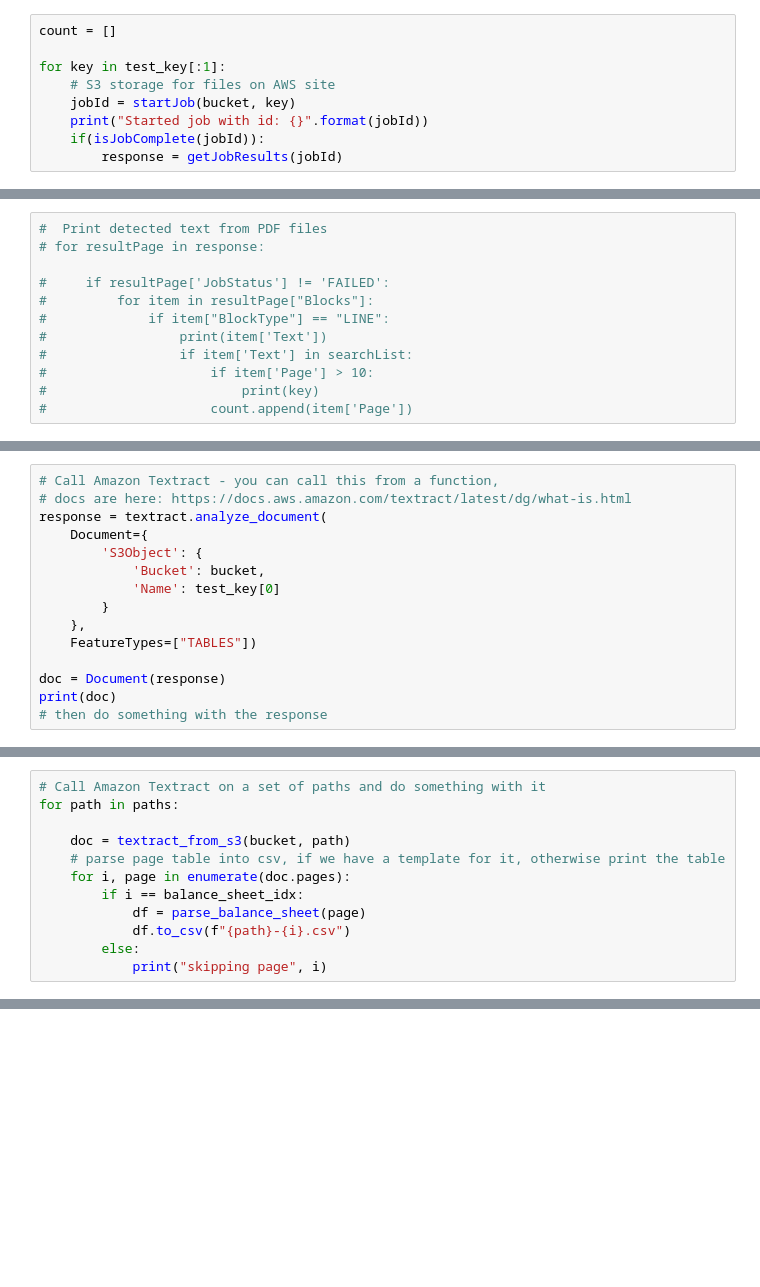
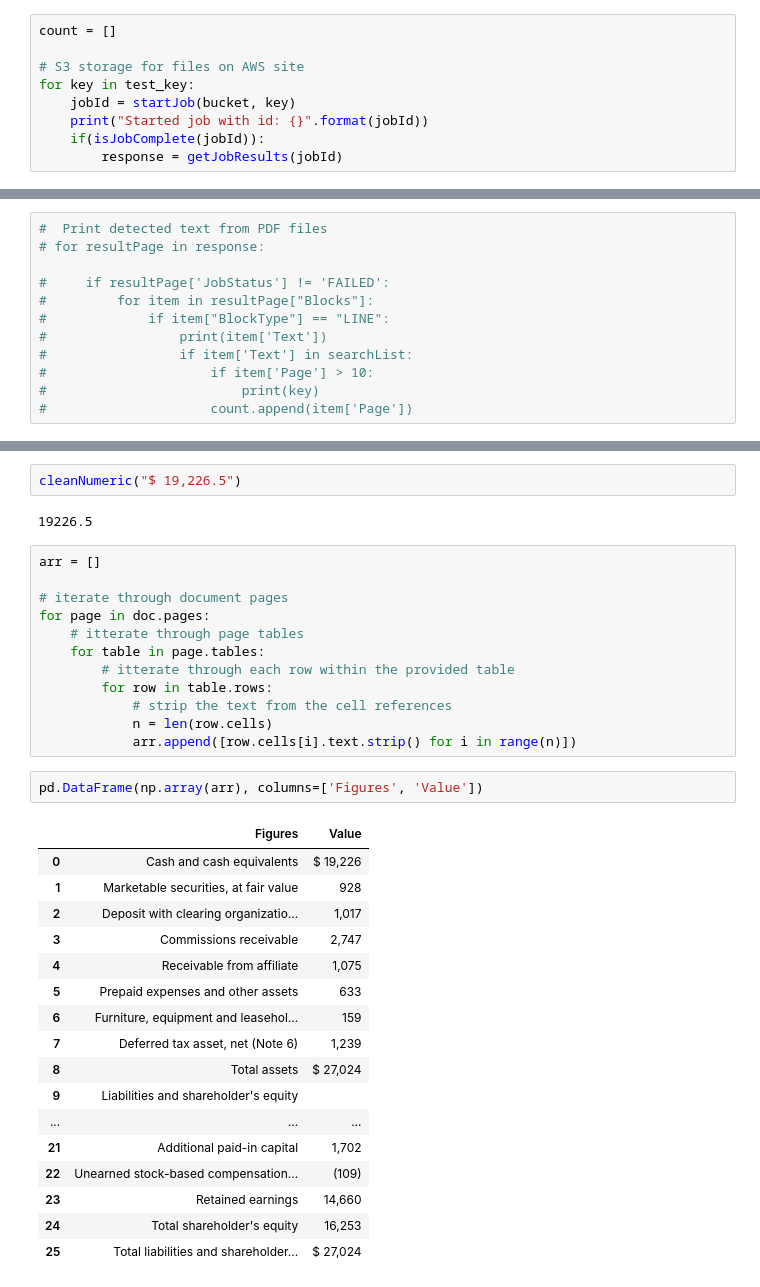
Before and after one commit to fernando-duarte/X17A5, a Jupyter notebook: SEC_Textract.ipynb, the cells around one changed output, grey strips where cells are left out. Saved outputs shown, nothing was run; the diff lists cells and outputs as text; blank space fills up the shorter version.

```diff
--- a/SEC_Textract.ipynb
+++ b/SEC_Textract.ipynb
@@ -223,8 +133,8 @@ searchList = ["Total assets", "Total liabilities", "Total stockholder's equity"]
 # %%
 count = []
 
-for key in test_key[:1]:
-    # S3 storage for files on AWS site
+# S3 storage for files on AWS site
+for key in test_key:
     jobId = startJob(bucket, key)
     print("Started job with id: {}".format(jobId))
     if(isJobComplete(jobId)):
@@ -294,15 +171,0 @@ response[0]
-# %%
-# Call Amazon Textract - you can call this from a function,
-# docs are here: https://docs.aws.amazon.com/textract/latest/dg/what-is.html
-response = textract.analyze_document(
-    Document={
-        'S3Object': {
-            'Bucket': bucket,
-            'Name': test_key[0]
-        }
-    },
-    FeatureTypes=["TABLES"])
-
-doc = Document(response)
-print(doc)
-# then do something with the response
@@ -365,12 +171,0 @@ for i, page in enumerate(doc.pages):
-# %%
-# Call Amazon Textract on a set of paths and do something with it
-for path in paths:
-
-    doc = textract_from_s3(bucket, path)
-    # parse page table into csv, if we have a template for it, otherwise print the table
-    for i, page in enumerate(doc.pages):
-        if i == balance_sheet_idx:
-            df = parse_balance_sheet(page)
-            df.to_csv(f"{path}-{i}.csv")
-        else:
-            print("skipping page", i)
@@ -376,0 +196,36 @@ for path in paths:
+# %%
+cleanNumeric("$ 19,226.5")
+# %% [output]
+19226.5
+# %%
+arr = []
+
+# iterate through document pages
+for page in doc.pages:
+    # itterate through page tables
+    for table in page.tables:
+        # itterate through each row within the provided table
+        for row in table.rows:
+            # strip the text from the cell references
+            n = len(row.cells)
+            arr.append([row.cells[i].text.strip() for i in range(n)])
+# %%
+pd.DataFrame(np.array(arr), columns=['Figures', 'Value'])
+# %% [output]
+|  | Figures | Value |
+| 0 | Cash and cash equivalents | $ 19,226 |
+| 1 | Marketable securities, at fair value | 928 |
+| 2 | Deposit with clearing organizatio... | 1,017 |
+| 3 | Commissions receivable | 2,747 |
+| 4 | Receivable from affiliate | 1,075 |
+| 5 | Prepaid expenses and other assets | 633 |
+| 6 | Furniture, equipment and leasehol... | 159 |
+| 7 | Deferred tax asset, net (Note 6) | 1,239 |
+| 8 | Total assets | $ 27,024 |
+| 9 | Liabilities and shareholder's equity |  |
+| ... | ... | ... |
+| 21 | Additional paid-in capital | 1,702 |
+| 22 | Unearned stock-based compensation... | (109) |
+| 23 | Retained earnings | 14,660 |
+| 24 | Total shareholder's equity | 16,253 |
+| 25 | Total liabilities and shareholder... | $ 27,024 |
```
Also changed, not shown: parts of 17 cells of this notebook, 1 other file.
